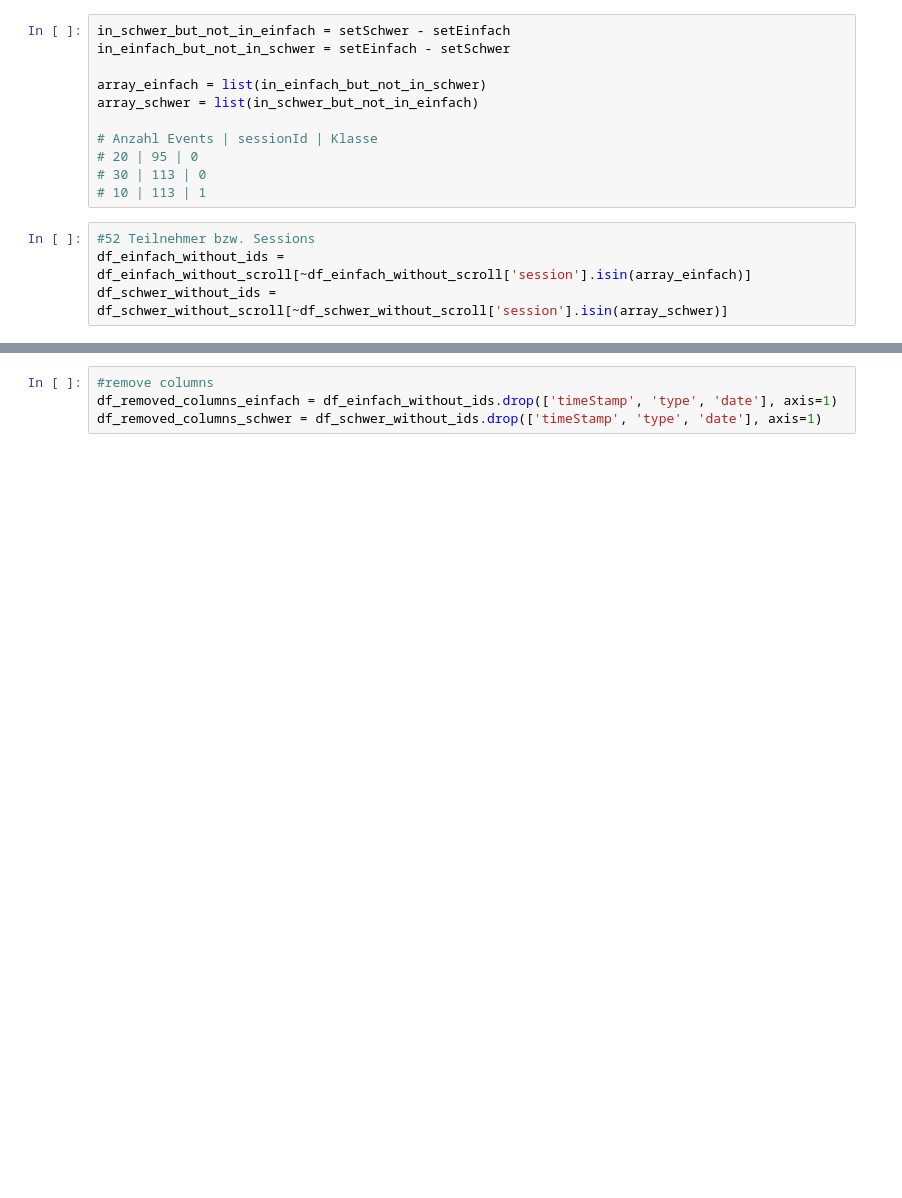
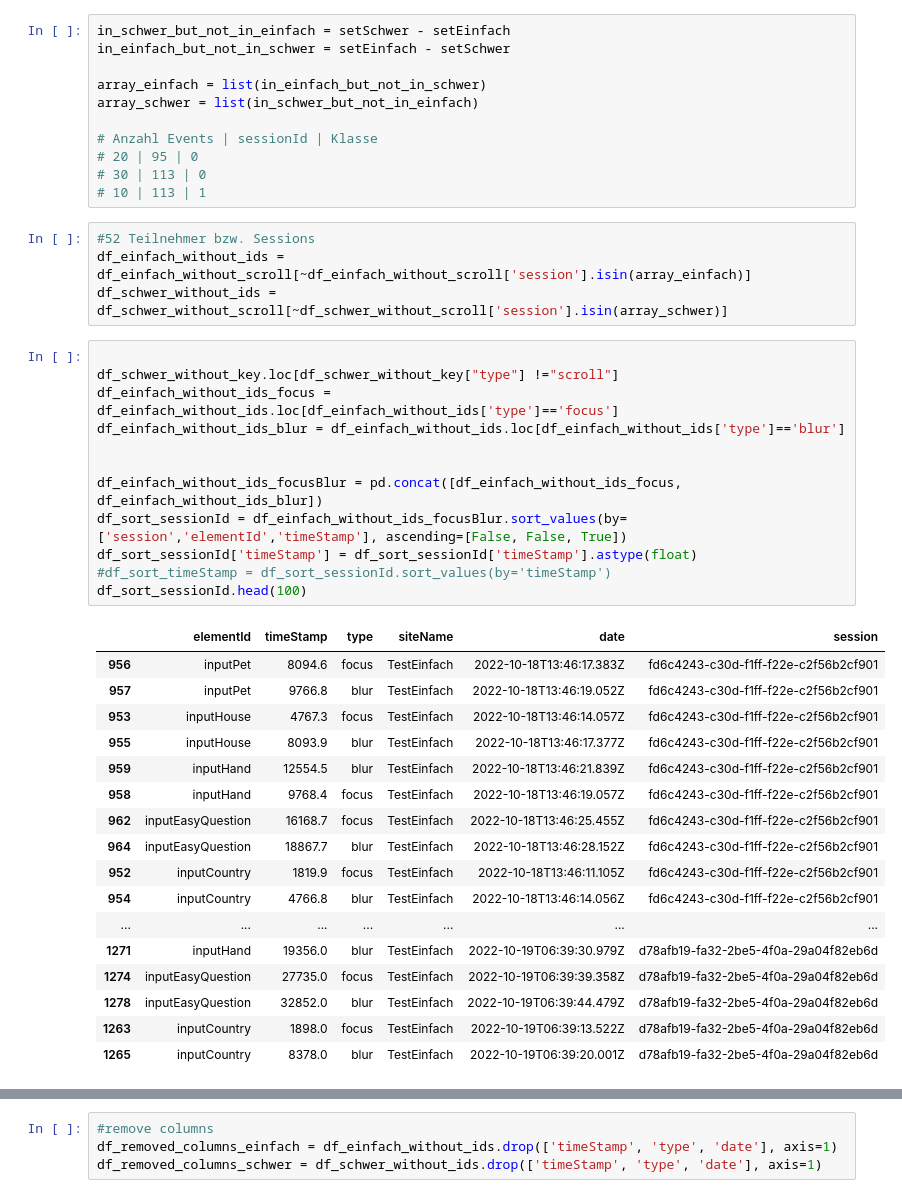
Before and after one commit to IngaGlotzbach/Master-AI, a Jupyter notebook: Model/DataAndModel.ipynb, the cells around one changed output, grey strips where cells are left out. Cells and saved outputs as stored; diff of their text form; blank space fills up the shorter version.

```diff
--- a/Model/DataAndModel.ipynb
+++ b/Model/DataAndModel.ipynb
@@ -93,3 +110,33 @@ array_schwer = list(in_schwer_but_not_in_einfach)
 #52 Teilnehmer bzw. Sessions
 df_einfach_without_ids = df_einfach_without_scroll[~df_einfach_without_scroll['session'].isin(array_einfach)]
 df_schwer_without_ids = df_schwer_without_scroll[~df_schwer_without_scroll['session'].isin(array_schwer)]
+# %%
+
+df_schwer_without_key.loc[df_schwer_without_key["type"] !="scroll"]
+df_einfach_without_ids_focus = df_einfach_without_ids.loc[df_einfach_without_ids['type']=='focus']
+df_einfach_without_ids_blur = df_einfach_without_ids.loc[df_einfach_without_ids['type']=='blur']
+
+
+df_einfach_without_ids_focusBlur = pd.concat([df_einfach_without_ids_focus, df_einfach_without_ids_blur])
+df_sort_sessionId = df_einfach_without_ids_focusBlur.sort_values(by=['session','elementId','timeStamp'], ascending=[False, False, True])
+df_sort_sessionId['timeStamp'] = df_sort_sessionId['timeStamp'].astype(float)
+#df_sort_timeStamp = df_sort_sessionId.sort_values(by='timeStamp')
+df_sort_sessionId.head(100)
+# %% [output]
+|  | elementId | timeStamp | type | siteName | date | session |
+| 956 | inputPet | 8094.6 | focus | TestEinfach | 2022-10-18T13:46:17.383Z | fd6c4243-c30d-f1ff-f22e-c2f56b2cf901 |
+| 957 | inputPet | 9766.8 | blur | TestEinfach | 2022-10-18T13:46:19.052Z | fd6c4243-c30d-f1ff-f22e-c2f56b2cf901 |
+| 953 | inputHouse | 4767.3 | focus | TestEinfach | 2022-10-18T13:46:14.057Z | fd6c4243-c30d-f1ff-f22e-c2f56b2cf901 |
+| 955 | inputHouse | 8093.9 | blur | TestEinfach | 2022-10-18T13:46:17.377Z | fd6c4243-c30d-f1ff-f22e-c2f56b2cf901 |
+| 959 | inputHand | 12554.5 | blur | TestEinfach | 2022-10-18T13:46:21.839Z | fd6c4243-c30d-f1ff-f22e-c2f56b2cf901 |
+| 958 | inputHand | 9768.4 | focus | TestEinfach | 2022-10-18T13:46:19.057Z | fd6c4243-c30d-f1ff-f22e-c2f56b2cf901 |
+| 962 | inputEasyQuestion | 16168.7 | focus | TestEinfach | 2022-10-18T13:46:25.455Z | fd6c4243-c30d-f1ff-f22e-c2f56b2cf901 |
+| 964 | inputEasyQuestion | 18867.7 | blur | TestEinfach | 2022-10-18T13:46:28.152Z | fd6c4243-c30d-f1ff-f22e-c2f56b2cf901 |
+| 952 | inputCountry | 1819.9 | focus | TestEinfach | 2022-10-18T13:46:11.105Z | fd6c4243-c30d-f1ff-f22e-c2f56b2cf901 |
+| 954 | inputCountry | 4766.8 | blur | TestEinfach | 2022-10-18T13:46:14.056Z | fd6c4243-c30d-f1ff-f22e-c2f56b2cf901 |
+| ... | ... | ... | ... | ... | ... | ... |
+| 1271 | inputHand | 19356.0 | blur | TestEinfach | 2022-10-19T06:39:30.979Z | d78afb19-fa32-2be5-4f0a-29a04f82eb6d |
+| 1274 | inputEasyQuestion | 27735.0 | focus | TestEinfach | 2022-10-19T06:39:39.358Z | d78afb19-fa32-2be5-4f0a-29a04f82eb6d |
+| 1278 | inputEasyQuestion | 32852.0 | blur | TestEinfach | 2022-10-19T06:39:44.479Z | d78afb19-fa32-2be5-4f0a-29a04f82eb6d |
+| 1263 | inputCountry | 1898.0 | focus | TestEinfach | 2022-10-19T06:39:13.522Z | d78afb19-fa32-2be5-4f0a-29a04f82eb6d |
+| 1265 | inputCountry | 8378.0 | blur | TestEinfach | 2022-10-19T06:39:20.001Z | d78afb19-fa32-2be5-4f0a-29a04f82eb6d |
```
Also changed, not shown: parts of 25 cells of this notebook, 4 other files.
